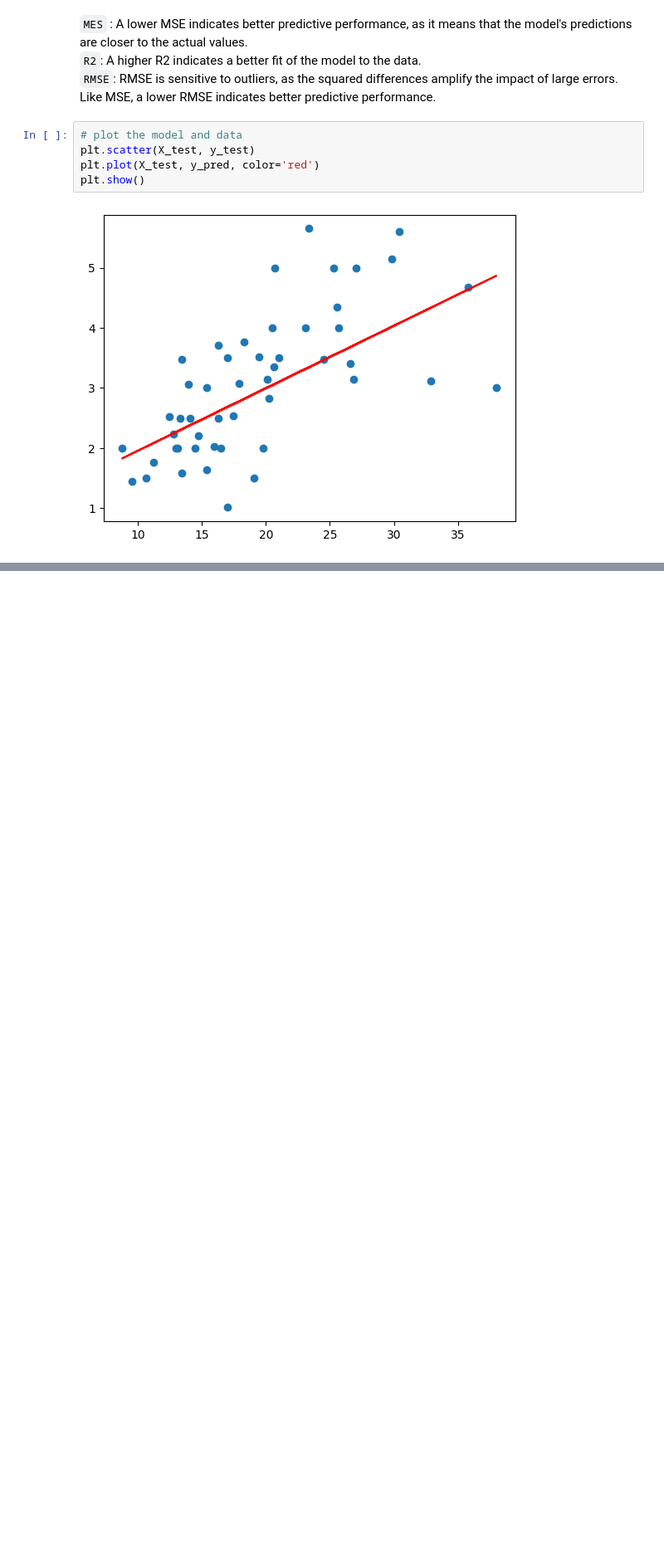
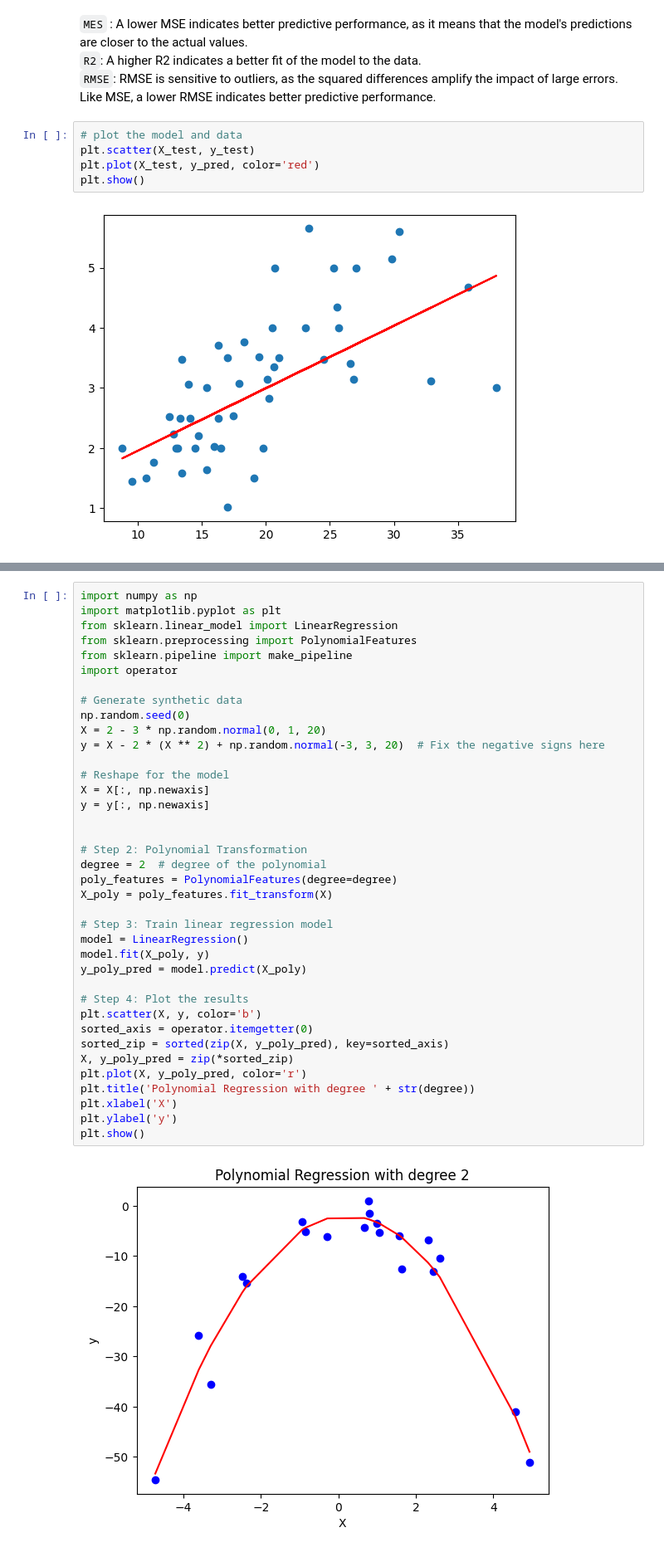
Before and after one commit to mnsair/AI-AND-DS, a Jupyter notebook: Code/dotIPYNB/Machinelearning/10_linear_regression.ipynb, the cells around one changed output, grey strips where cells are left out. Shown at 83% size. Saved outputs shown, nothing was run; the diff lists cells and outputs as text; blank space fills up the shorter version.

```diff
--- a/Code/dotIPYNB/Machinelearning/10_linear_regression.ipynb
+++ b/Code/dotIPYNB/Machinelearning/10_linear_regression.ipynb
@@ -90,0 +93,40 @@ plt.show()
+# %%
+import numpy as np
+import matplotlib.pyplot as plt
+from sklearn.linear_model import LinearRegression
+from sklearn.preprocessing import PolynomialFeatures
+from sklearn.pipeline import make_pipeline
+import operator
+
+# Generate synthetic data
+np.random.seed(0)
+X = 2 - 3 * np.random.normal(0, 1, 20)
+y = X - 2 * (X ** 2) + np.random.normal(-3, 3, 20)  # Fix the negative signs here
+
+# Reshape for the model
+X = X[:, np.newaxis]
+y = y[:, np.newaxis]
+
+
+# Step 2: Polynomial Transformation
+degree = 2  # degree of the polynomial
+poly_features = PolynomialFeatures(degree=degree)
+X_poly = poly_features.fit_transform(X)
+
+# Step 3: Train linear regression model
+model = LinearRegression()
+model.fit(X_poly, y)
+y_poly_pred = model.predict(X_poly)
+
+# Step 4: Plot the results
+plt.scatter(X, y, color='b')
+sorted_axis = operator.itemgetter(0)
+sorted_zip = sorted(zip(X, y_poly_pred), key=sorted_axis)
+X, y_poly_pred = zip(*sorted_zip)
+plt.plot(X, y_poly_pred, color='r')
+plt.title('Polynomial Regression with degree ' + str(degree))
+plt.xlabel('X')
+plt.ylabel('y')
+plt.show()
+# %% [output]
+[figure, added]
```
Also changed, not shown: parts of 1 cell of this notebook, 5 other files.
